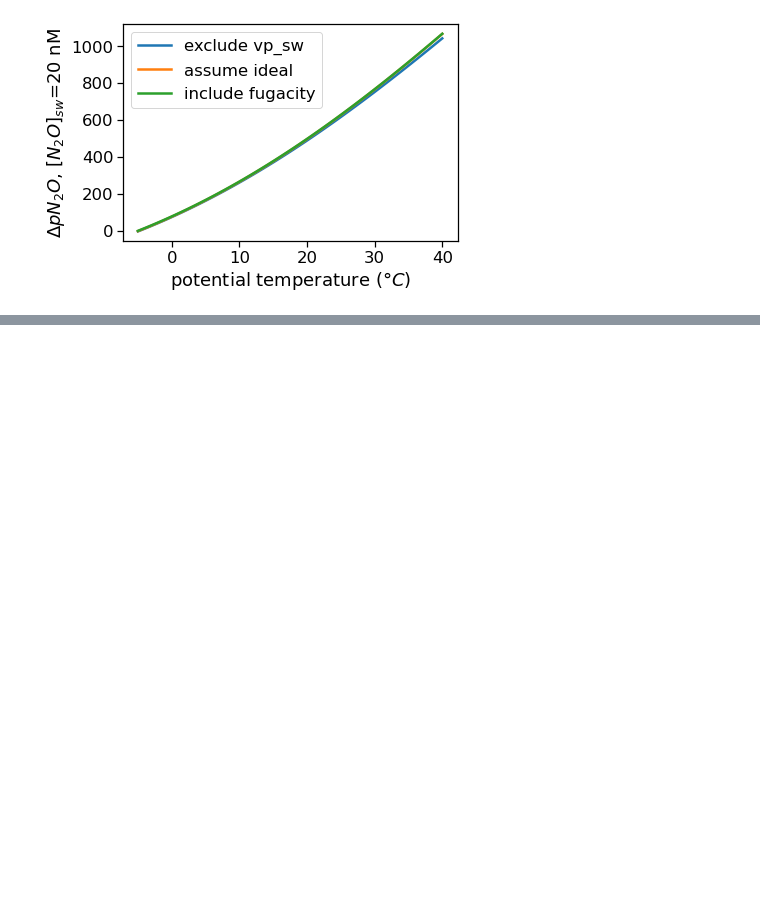
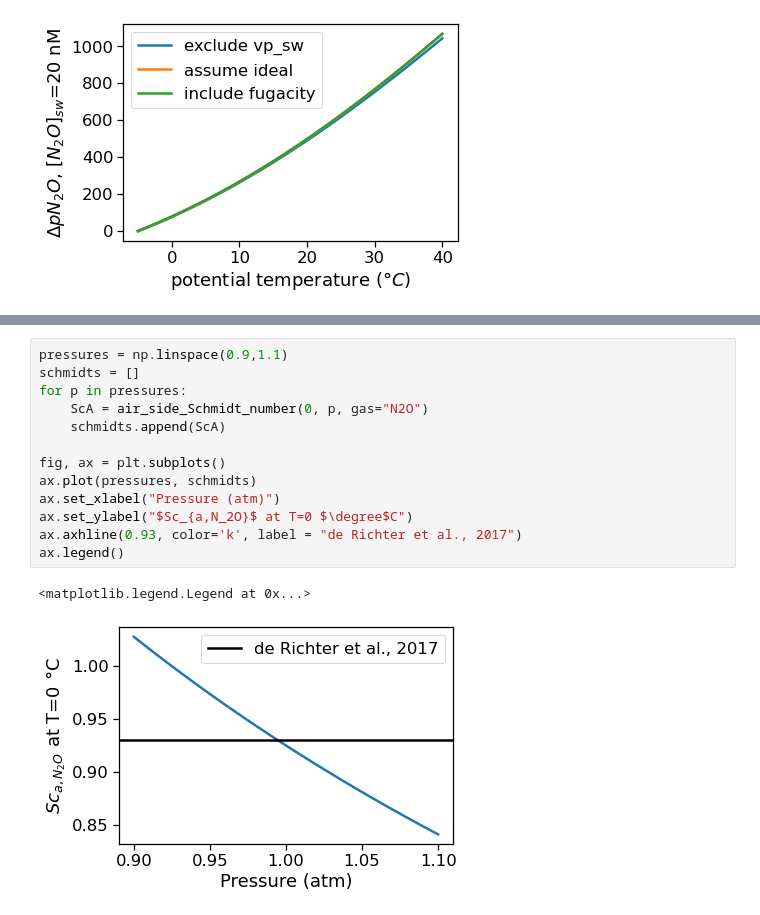
Before and after one commit to boom-lab/gasex-python, a Jupyter notebook: test functions.ipynb, the cells around one changed output, grey strips where cells are left out. Saved outputs shown, nothing was run; the diff lists cells and outputs as text; blank space fills up the shorter version.

```diff
--- a/test functions.ipynb
+++ b/test functions.ipynb
@@ -596,0 +623,16 @@ Air-side Schmidt number for CO2: 1.0905165445755718 dimensionless
+# %%
+pressures = np.linspace(0.9,1.1)
+schmidts = []
+for p in pressures:
+    ScA = air_side_Schmidt_number(0, p, gas="N2O")
+    schmidts.append(ScA)
+
+fig, ax = plt.subplots()
+ax.plot(pressures, schmidts)
+ax.set_xlabel("Pressure (atm)")
+ax.set_ylabel("$Sc_{a,N_2O}$ at T=0 $\degree$C")
+ax.axhline(0.93, color='k', label = "de Richter et al., 2017")
+ax.legend()
+# %% [output]
+<matplotlib.legend.Legend at 0x...>
+[figure, added]
```
Also changed, not shown: parts of 25 cells of this notebook, 3 other files.
